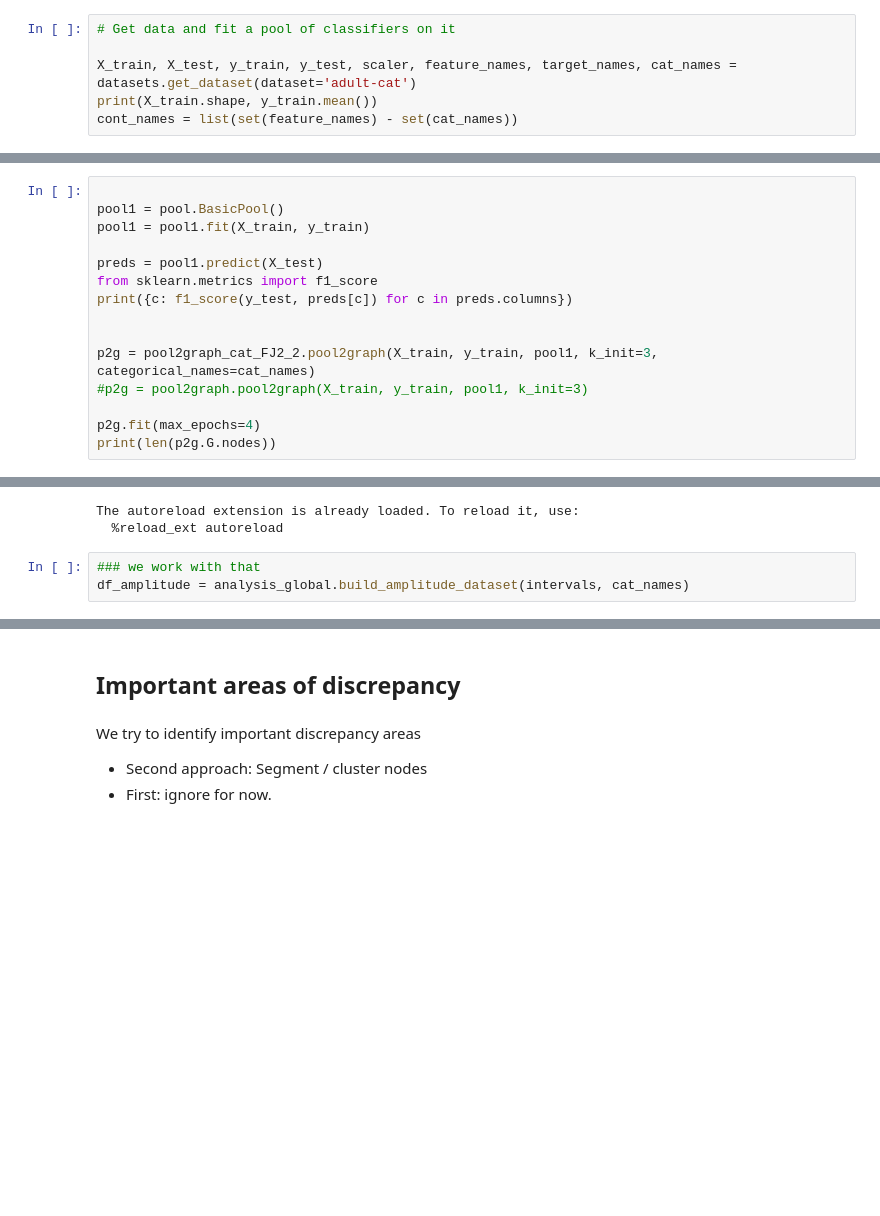
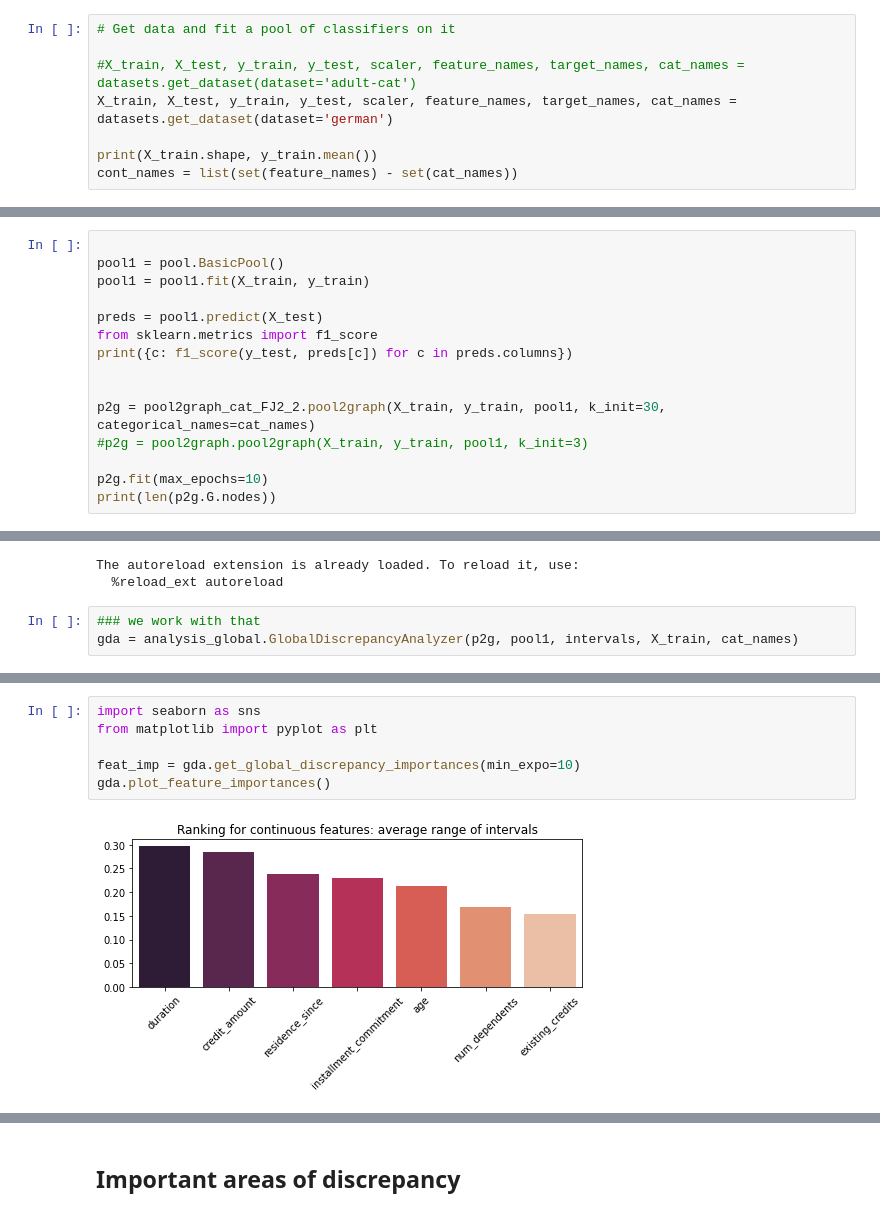
Before and after one commit to axa-rev-research/discrepancies-in-machine-learning, a Jupyter notebook: notebooks/Test-Categorical-Heuristic.ipynb, the cells around one changed output, grey strips where cells are left out. Drawn from its saved outputs; the diff is of its cells as text; blank space fills up the shorter version.

```diff
--- a/notebooks/Test-Categorical-Heuristic.ipynb
+++ b/notebooks/Test-Categorical-Heuristic.ipynb
@@ -15,7 +15,9 @@ import matplotlib.pyplot as plt
 # %%
 # Get data and fit a pool of classifiers on it
 
-X_train, X_test, y_train, y_test, scaler, feature_names, target_names, cat_names = datasets.get_dataset(dataset='adult-cat')
+#X_train, X_test, y_train, y_test, scaler, feature_names, target_names, cat_names = datasets.get_dataset(dataset='adult-cat')
+X_train, X_test, y_train, y_test, scaler, feature_names, target_names, cat_names = datasets.get_dataset(dataset='german')
+
 print(X_train.shape, y_train.mean())
 cont_names = list(set(feature_names) - set(cat_names))
 # %% [output]
@@ -31,9 +32,9 @@ from sklearn.metrics import f1_score
 print({c: f1_score(y_test, preds[c]) for c in preds.columns})
 
 
-p2g = pool2graph_cat_FJ2_2.pool2graph(X_train, y_train, pool1, k_init=3, categorical_names=cat_names)
+p2g = pool2graph_cat_FJ2_2.pool2graph(X_train, y_train, pool1, k_init=30, categorical_names=cat_names)
 #p2g = pool2graph.pool2graph(X_train, y_train, pool1, k_init=3)
 
-p2g.fit(max_epochs=4)
+p2g.fit(max_epochs=10)
 print(len(p2g.G.nodes))
 # %% [output]
@@ -65,4 +68,4 @@ The autoreload extension is already loaded. To reload it, use:
   %reload_ext autoreload
 # %%
 ### we work with that
-df_amplitude = analysis_global.build_amplitude_dataset(intervals, cat_names)
+gda = analysis_global.GlobalDiscrepancyAnalyzer(p2g, pool1, intervals, X_train, cat_names)
@@ -117,0 +82,8 @@ Text(0.5, 1.0, 'Categorical features')
+# %%
+import seaborn as sns
+from matplotlib import pyplot as plt
+
+feat_imp = gda.get_global_discrepancy_importances(min_expo=10)
+gda.plot_feature_importances()
+# %% [output]
+[figure, added]
@@ -118,6 +91,2 @@ Text(0.5, 1.0, 'Categorical features')
 # %% [markdown]
 ## Important areas of discrepancy
-# %% [markdown]
-We try to identify important discrepancy areas
-- Second approach: Segment / cluster nodes
-- First: ignore for now.
```
Also changed, not shown: parts of 20 cells of this notebook, 5 other files.
